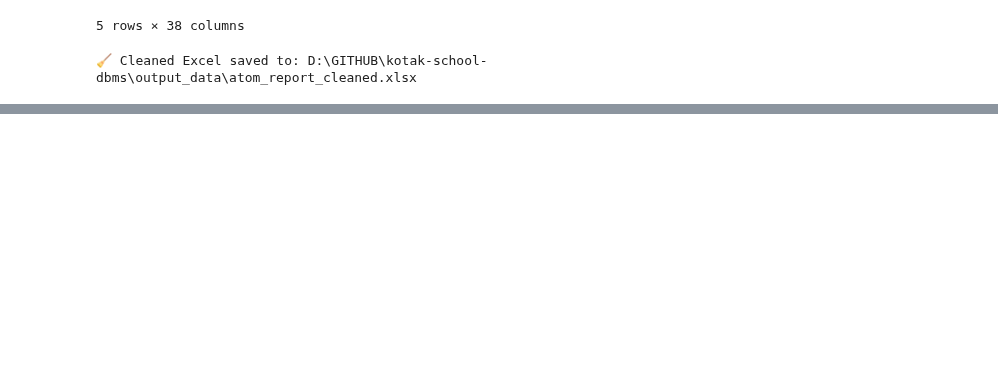
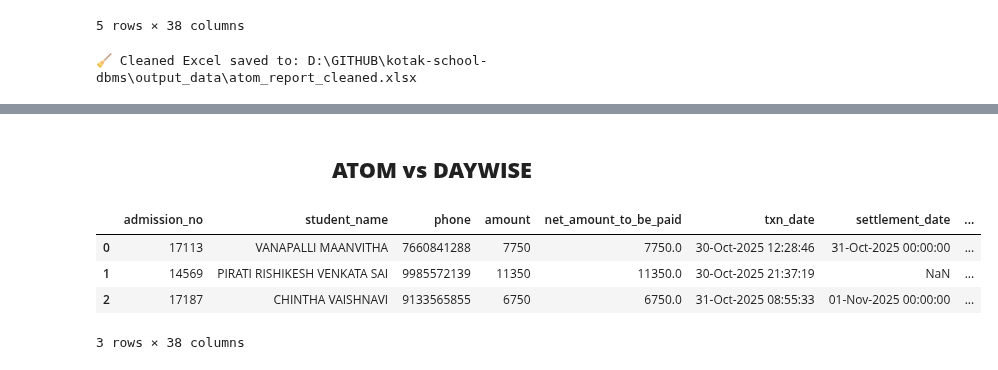
Before and after one commit to harikiran-dev-schooldb/kotak-salesian-school-dbms, a Jupyter notebook: source_code/KOTAK_DB.ipynb, the cells around one changed output, grey strips where cells are left out. Saved outputs shown, nothing was run; the diff lists cells and outputs as text; code cells hidden in the pictures; blank space fills up the shorter version.

```diff
--- a/source_code/KOTAK_DB.ipynb
+++ b/source_code/KOTAK_DB.ipynb
@@ -2669,0 +1993,11 @@ with engine.connect() as conn:
+# %% [markdown]
+<h2 align="center"><b>ATOM vs DAYWISE</b></h2>
+# %%
+atom_df = pd.read_excel(output_path)
+atom_df.head(3)
+# %% [output]
+|  | admission_no | student_name | phone | amount | net_amount_to_be_paid | txn_date | settlement_date | ... |
+| 0 | 17113 | VANAPALLI MAANVITHA | 7660841288 | 7750 | 7750.0 | 30-Oct-2025 12:28:46 | 31-Oct-2025 00:00:00 | ... |
+| 1 | 14569 | PIRATI RISHIKESH VENKATA SAI | 9985572139 | 11350 | 11350.0 | 30-Oct-2025 21:37:19 | NaN | ... |
+| 2 | 17187 | CHINTHA VAISHNAVI | 9133565855 | 6750 | 6750.0 | 31-Oct-2025 08:55:33 | 01-Nov-2025 00:00:00 | ... |
+3 rows × 38 columns
```
Also changed, not shown: parts of 67 cells of this notebook, 12 other files.
